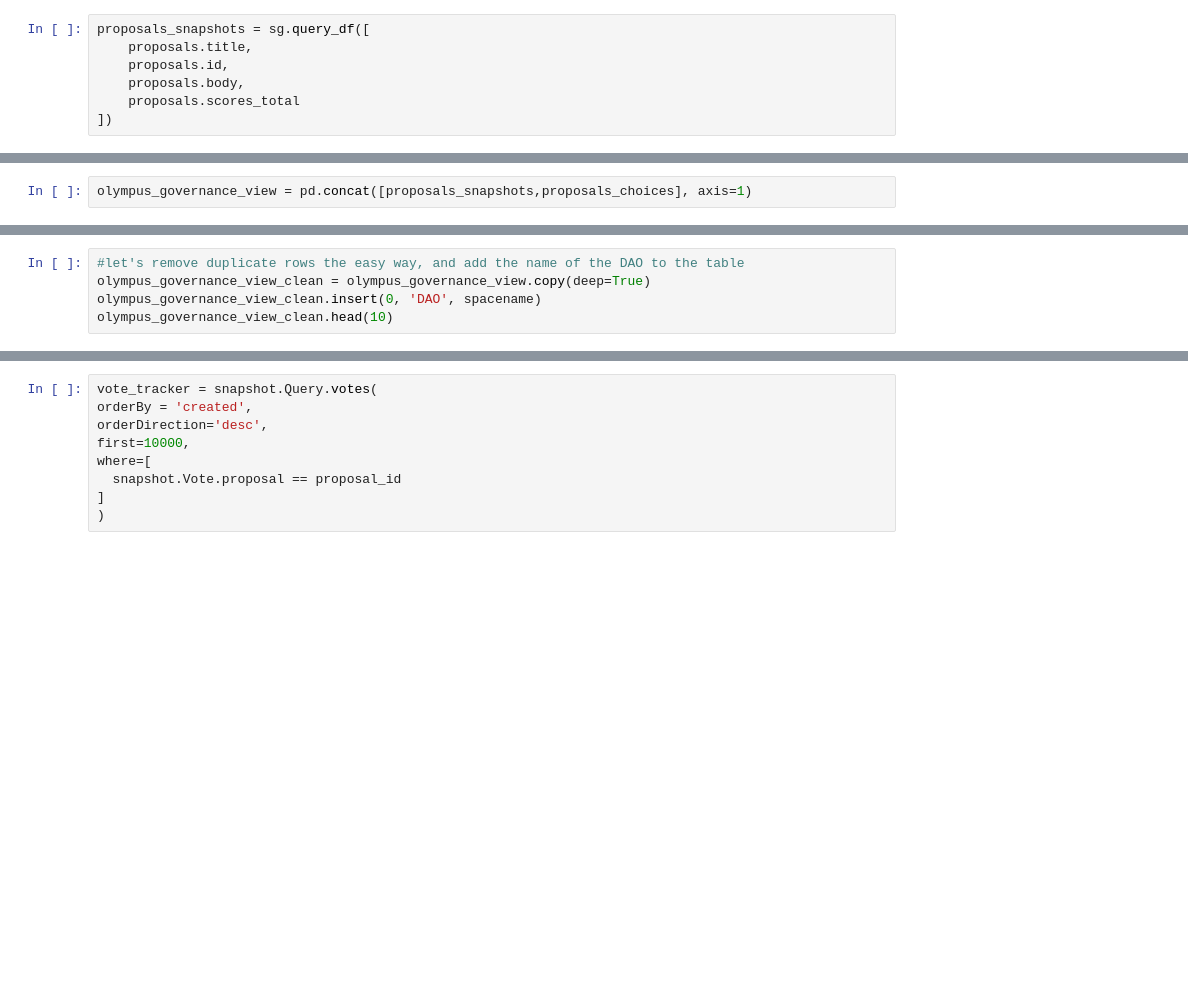
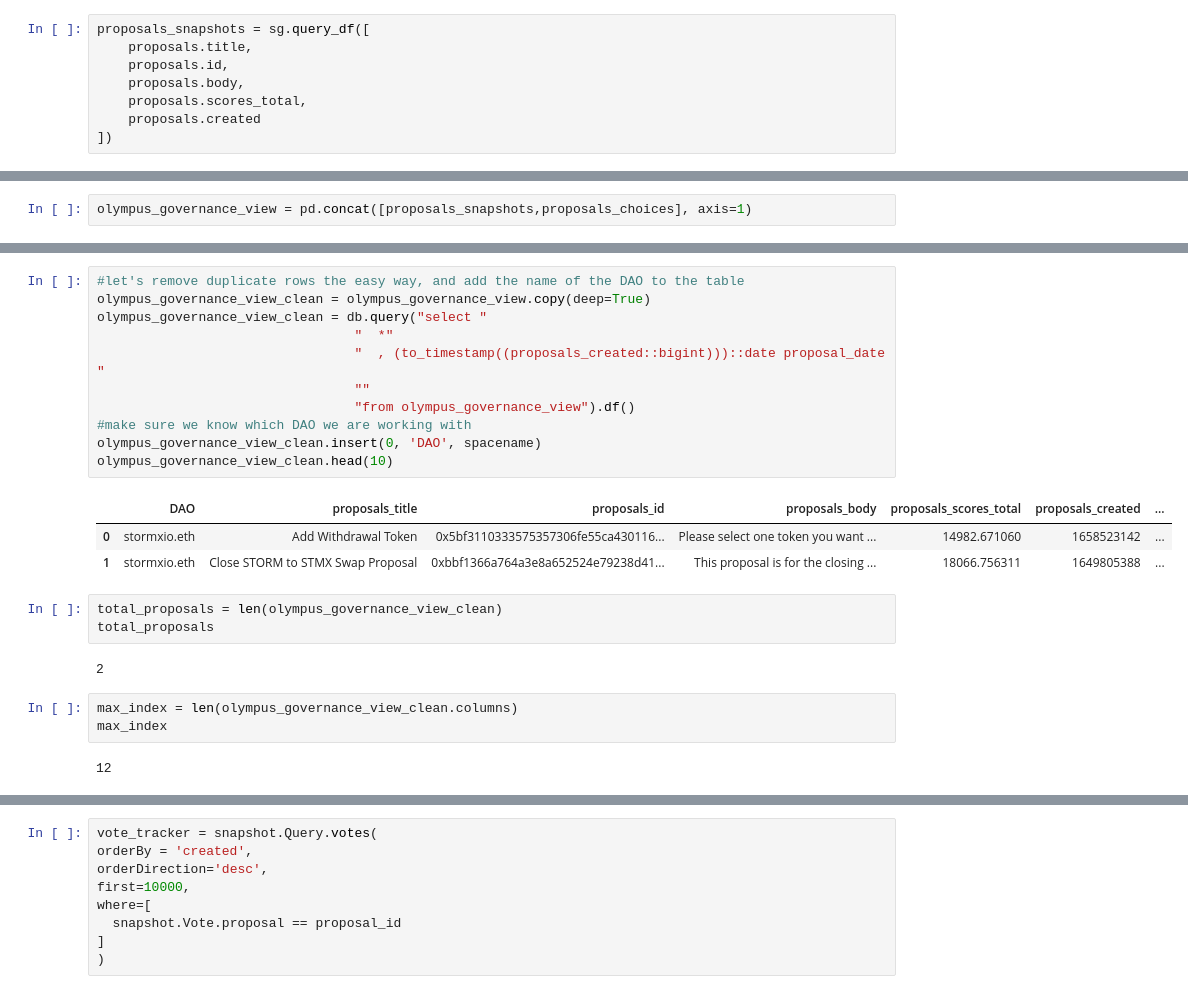
Before and after one commit to EdgeCaser/Snapshotsurfer, a Jupyter notebook: Snapshotsurfer.ipynb, the cells around one changed output, grey strips where cells are left out. Drawn from its saved outputs; the diff is of its cells as text; blank space fills up the shorter version.

```diff
--- a/Snapshotsurfer.ipynb
+++ b/Snapshotsurfer.ipynb
@@ -91,7 +54,8 @@ proposals_snapshots = sg.query_df([
     proposals.title,
     proposals.id,
     proposals.body,
-    proposals.scores_total
+    proposals.scores_total,
+    proposals.created
 ])
 # %%
 proposals_choices = sg.query(proposals.choices)
@@ -105,8 +73,28 @@ olympus_governance_view.head(5)
 # %%
 #let's remove duplicate rows the easy way, and add the name of the DAO to the table
 olympus_governance_view_clean = olympus_governance_view.copy(deep=True)
+olympus_governance_view_clean = db.query("select "
+                                 "  *"
+                                 "  , (to_timestamp((proposals_created::bigint)))::date proposal_date  "
+                                 ""
+                                 "from olympus_governance_view").df()
+#make sure we know which DAO we are working with
 olympus_governance_view_clean.insert(0, 'DAO', spacename)
 olympus_governance_view_clean.head(10)
+# %% [output]
+|  | DAO | proposals_title | proposals_id | proposals_body | proposals_scores_total | proposals_created | ... |
+| 0 | stormxio.eth | Add Withdrawal Token | 0x5bf3110333575357306fe55ca430116... | Please select one token you want ... | 14982.671060 | 1658523142 | ... |
+| 1 | stormxio.eth | Close STORM to STMX Swap Proposal | 0xbbf1366a764a3e8a652524e79238d41... | This proposal is for the closing ... | 18066.756311 | 1649805388 | ... |
+# %%
+total_proposals = len(olympus_governance_view_clean)
+total_proposals
+# %% [output]
+2
+# %%
+max_index = len(olympus_governance_view_clean.columns)
+max_index
+# %% [output]
+12
 # %%
 path =file+'/'+spacename+'_proposals_table_'+str(date.today().strftime("%b-%d-%Y"))+'_'+str(len(olympus_governance_view_clean))+'_proposals.csv'
 olympus_governance_view_clean.to_csv(path, index = False)
```
Also changed, not shown: parts of 27 cells of this notebook, 2 other files.
